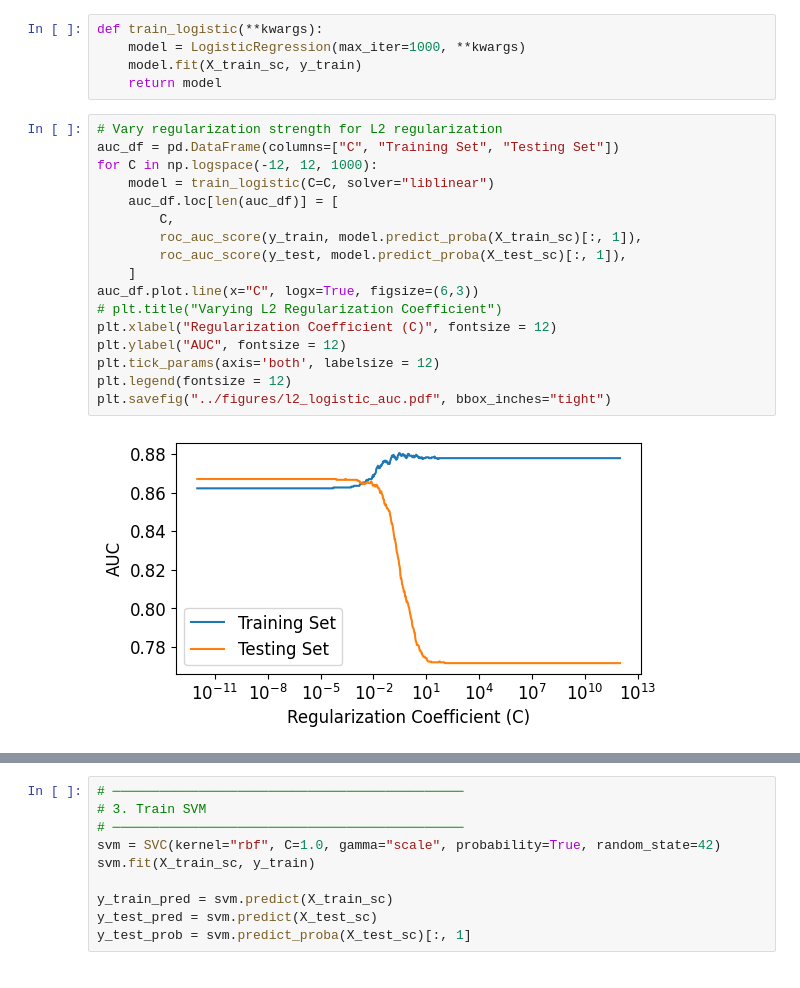
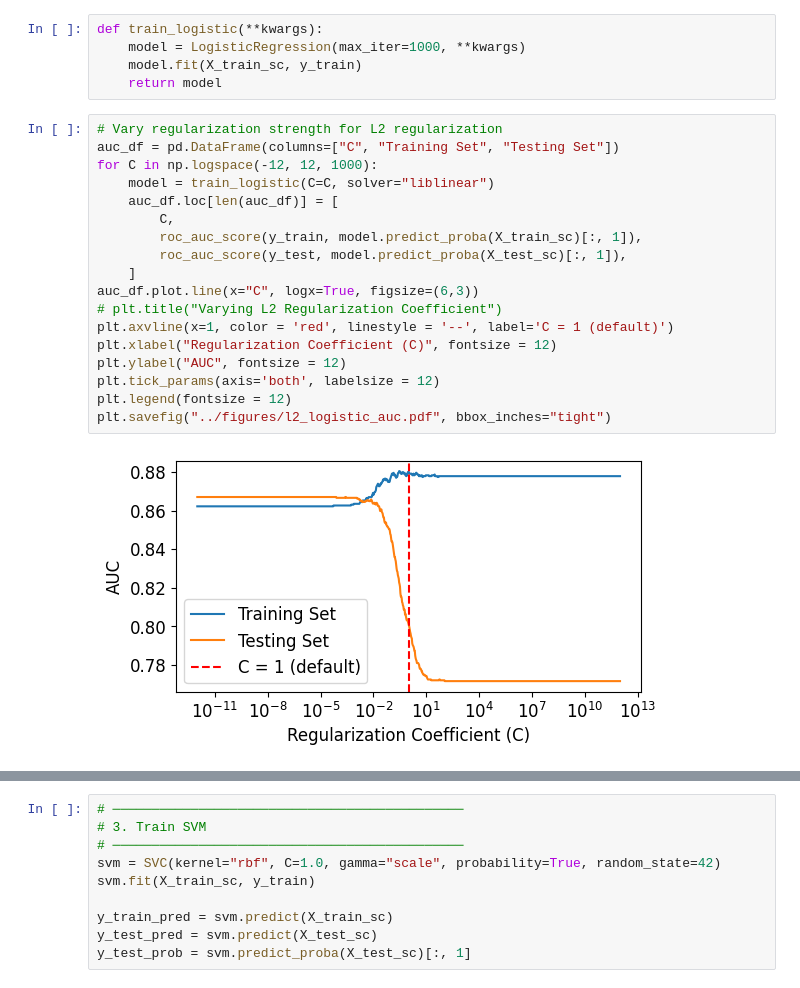
Before and after one commit to longlinh123456/final_project, a Jupyter notebook: source/supervised.ipynb, the cells around one changed output, grey strips where cells are left out. Drawn from its saved outputs; the diff is of its cells as text.

Commit message:
Added line for C = 1 (default regularization coefficient)

```diff
--- a/source/supervised.ipynb
+++ b/source/supervised.ipynb
@@ -141,22 +141,23 @@ def train_logistic(**kwargs):
 # %%
 # Vary regularization strength for L2 regularization
 auc_df = pd.DataFrame(columns=["C", "Training Set", "Testing Set"])
 for C in np.logspace(-12, 12, 1000):
     model = train_logistic(C=C, solver="liblinear")
     auc_df.loc[len(auc_df)] = [
         C,
         roc_auc_score(y_train, model.predict_proba(X_train_sc)[:, 1]),
         roc_auc_score(y_test, model.predict_proba(X_test_sc)[:, 1]),
     ]
 auc_df.plot.line(x="C", logx=True, figsize=(6,3))
 # plt.title("Varying L2 Regularization Coefficient")
+plt.axvline(x=1, color = 'red', linestyle = '--', label='C = 1 (default)')
 plt.xlabel("Regularization Coefficient (C)", fontsize = 12)
 plt.ylabel("AUC", fontsize = 12)
 plt.tick_params(axis='both', labelsize = 12)
 plt.legend(fontsize = 12)
 plt.savefig("../figures/l2_logistic_auc.pdf", bbox_inches="tight")
 # %% [output]
-[figure, old version]
+[figure, new version]
 # %%
 # Vary regularization strength for L1 regularization
 auc_df = pd.DataFrame(columns=["C", "Training Set", "Testing Set"])
```
Also changed, not shown: parts of 1 cell of this notebook, 2 other files.
